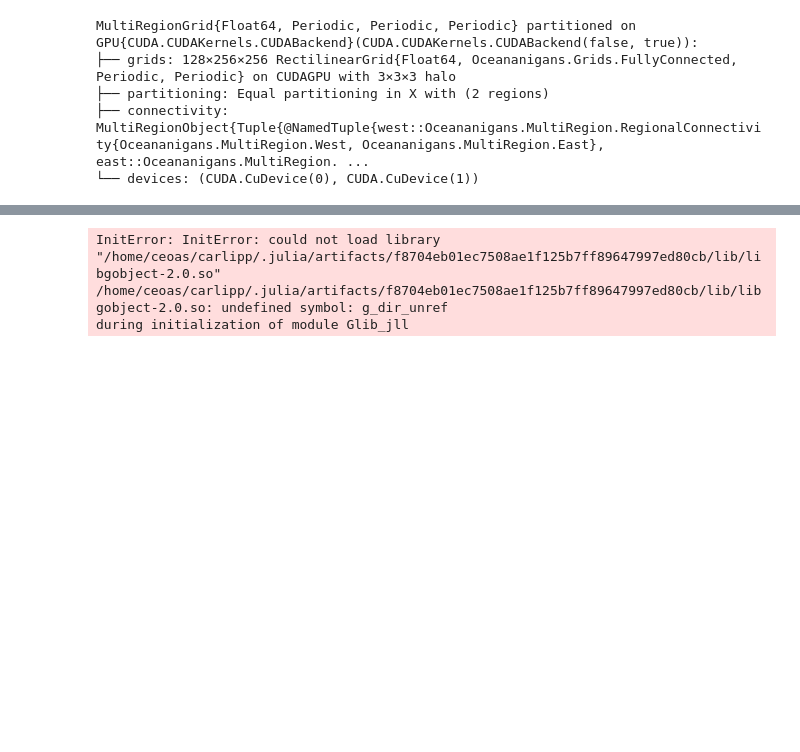
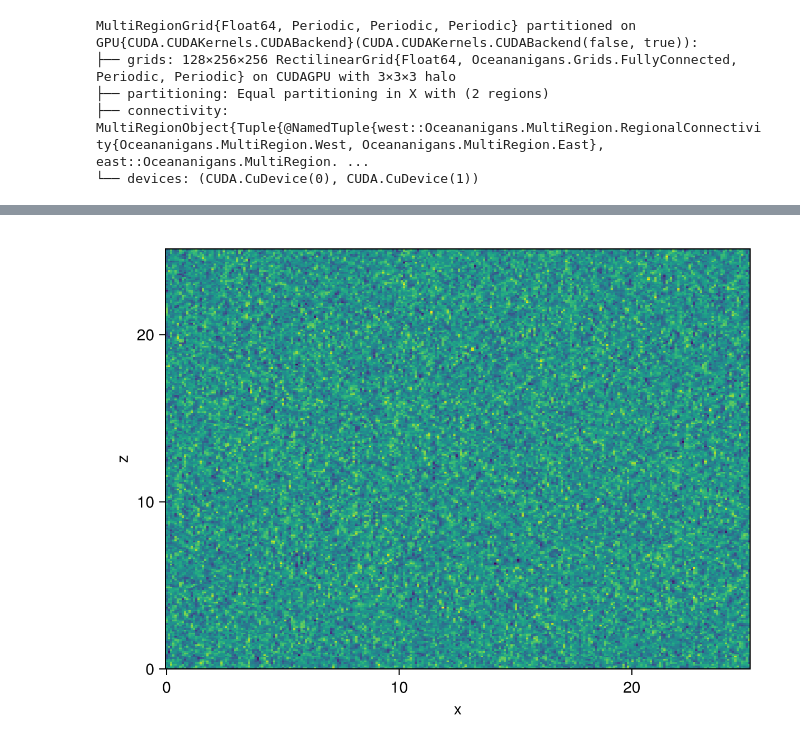
Before and after one commit to pcarlip/multigpu-ocean, a Jupyter notebook: multiregion.ipynb, the cells around one changed output, grey strips where cells are left out. Drawn from its saved outputs; the diff is of its cells as text; code cells hidden in the pictures; blank space fills up the shorter version.

Commit message:
plotting error was just an environment issue, but I was using the wrong grid and it doesn't work with the right one

```diff
--- a/multiregion.ipynb
+++ b/multiregion.ipynb
@@ -21,7 +21,7 @@ MultiRegionGrid{Float64, Periodic, Periodic, Periodic} partitioned on GPU{CUDA.C
 ├── connectivity: MultiRegionObject{Tuple{@NamedTuple{west::Oceananigans.MultiRegion.RegionalConnectivity{Oceananigans.MultiRegion.West, Oceananigans.MultiRegion.East}, east::Oceananigans.MultiRegion. ...
 └── devices: (CUDA.CuDevice(0), CUDA.CuDevice(1))
 # %%
-model = NonhydrostaticModel(; grid, advection = WENO())
+model = NonhydrostaticModel(; grid = mrgrid, advection = WENO())
 
 e(x, y, z) = 2rand() - 1
 set!(model, u = e, v = e, w = e)
@@ -58,11 +60,9 @@ Iteration: 0100, time: 1000.000 ms, Δt: 10 ms, max(|w|) = 5.7e-01 ms⁻¹, wall
 # %%
 using CairoMakie
 
 u, v, w = model.velocities
-ζ = Field(∂x(v) - ∂y(u), indices = (:, :, grid.Nz))
+ζ = Field(∂x(v) - ∂y(u), indices = (:, mrgrid.Ny, :))
 compute!(ζ)
 heatmap(ζ)
 # %% [output]
-InitError: InitError: could not load library "/home/ceoas/carlipp/.julia/artifacts/f8704eb01ec7508ae1f125b7ff89647997ed80cb/lib/libgobject-2.0.so"
-/home/ceoas/carlipp/.julia/artifacts/f8704eb01ec7508ae1f125b7ff89647997ed80cb/lib/libgobject-2.0.so: undefined symbol: g_dir_unref
-during initialization of module Glib_jll
+[figure, added]
```
Also changed, not shown: parts of 3 cells of this notebook, 1 other file.
